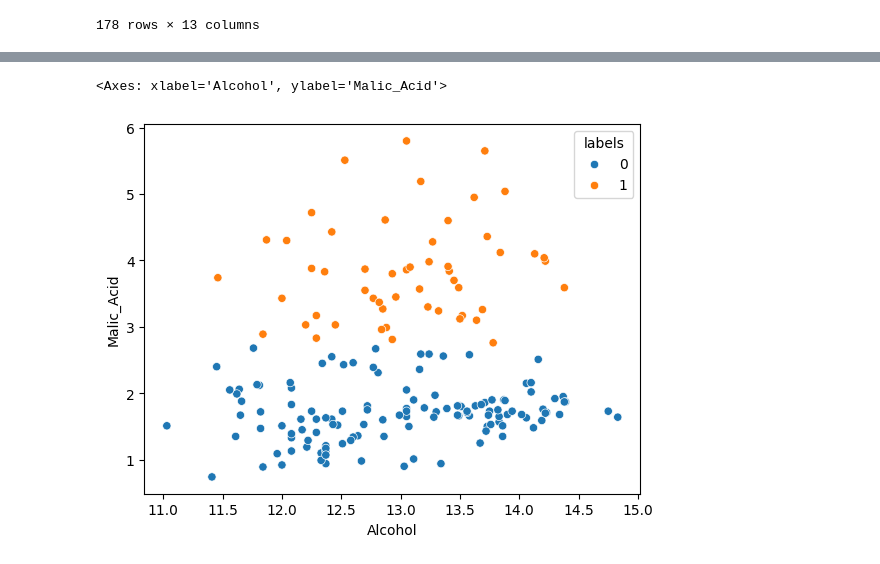
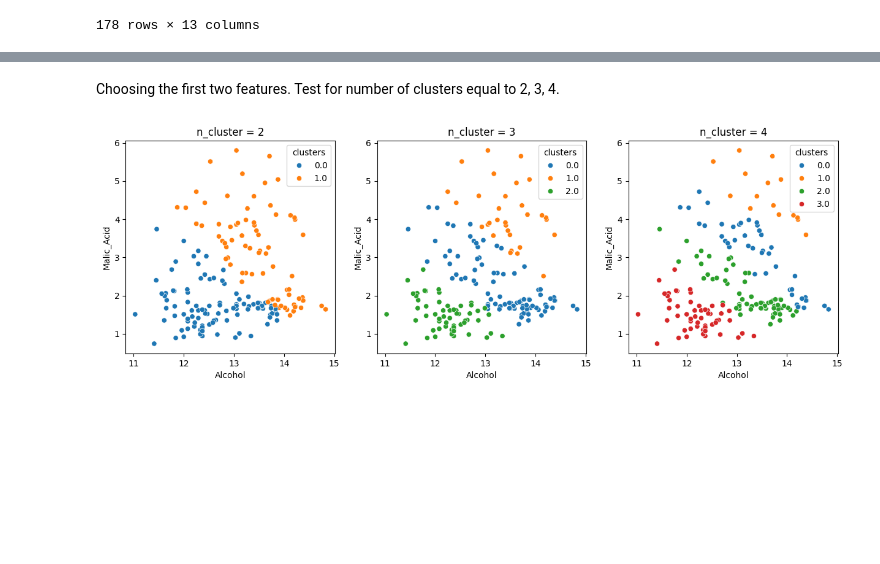
Before and after one commit to niimo753/neu-machine-learning-module, a Jupyter notebook: ML2/ML2_HW3_Kmeans_MinhNgoc_11212980.ipynb, the cells around one changed output, grey strips where cells are left out. Saved outputs shown, nothing was run; the diff lists cells and outputs as text; code cells hidden in the pictures; blank space fills up the shorter version.

Commit message:
complete homework 3 kmeans

```diff
--- a/ML2/ML2_HW3_Kmeans_MinhNgoc_11212980.ipynb
+++ b/ML2/ML2_HW3_Kmeans_MinhNgoc_11212980.ipynb
@@ -144,13 +83,3 @@ wine
 | 176 | 13.17 | 2.59 | 2.37 | 20.0 | 120 | 1.65 | 0.68 | ... |
 | 177 | 14.13 | 4.10 | 2.74 | 24.5 | 96 | 2.05 | 0.76 | ... |
 178 rows × 13 columns
-# %%
-from sklearn.cluster import KMeans
-X = wine.iloc[:, :2]
-
-kmeans = MyKMeans(n_clusters=2, max_iter=1000, n_ini=1)
-kmeans.fit(X)
-# kmeans = KMeans(n_clusters=3, max_iter=1000, n_init=10)
-# kmeans.fit(X)
-X.loc[:, 'labels'] = kmeans.labels
-sns.scatterplot(X, x=X.columns[0], y=X.columns[1], hue='labels')
@@ -160,11 +86,19 @@ sns.scatterplot(X, x=X.columns[0], y=X.columns[1], hue='labels')
-# %%
-from sklearn.cluster import KMeans
-X = wine.iloc[:, :2]
-
-kmeans = KMeans(n_clusters=2, max_iter=1000, n_init=10)
-kmeans.fit(X)
-X.loc[:, 'labels'] = kmeans.labels_
-sns.scatterplot(X, x=X.columns[0], y=X.columns[1], hue='labels')
-# %% [output]
-<Axes: xlabel='Alcohol', ylabel='Malic_Acid'>
-[figure, removed]
+# %% [markdown]
+Choosing the first two features. Test for number of clusters equal to 2, 3, 4.
+# %%
+def kmeans_clustering_plot(X, n_clusters, title=None):
+    kmeans = MyKMeans(n_clusters=n_clusters, max_iter=1000)
+    y = kmeans.fit_predict(X)
+    sns.scatterplot(x=X.iloc[:, 0], y=X.iloc[:, 1], hue=y, palette="tab10")
+    plt.legend(title='clusters')
+    if title is None:
+        title = f'n_cluster = {n_clusters}'
+    plt.title(title)
+
+testing_clusters = [2, 3, 4]
+plt.figure(figsize=(15, 4.5))
+for i in range(len(testing_clusters)):
+    plt.subplot(1, 3, i+1)
+    kmeans_clustering_plot(wine.iloc[:, :2].copy(), n_clusters=testing_clusters[i])
+# %% [output]
+[figure, added]
```
Also changed, not shown: parts of 25 cells of this notebook.
